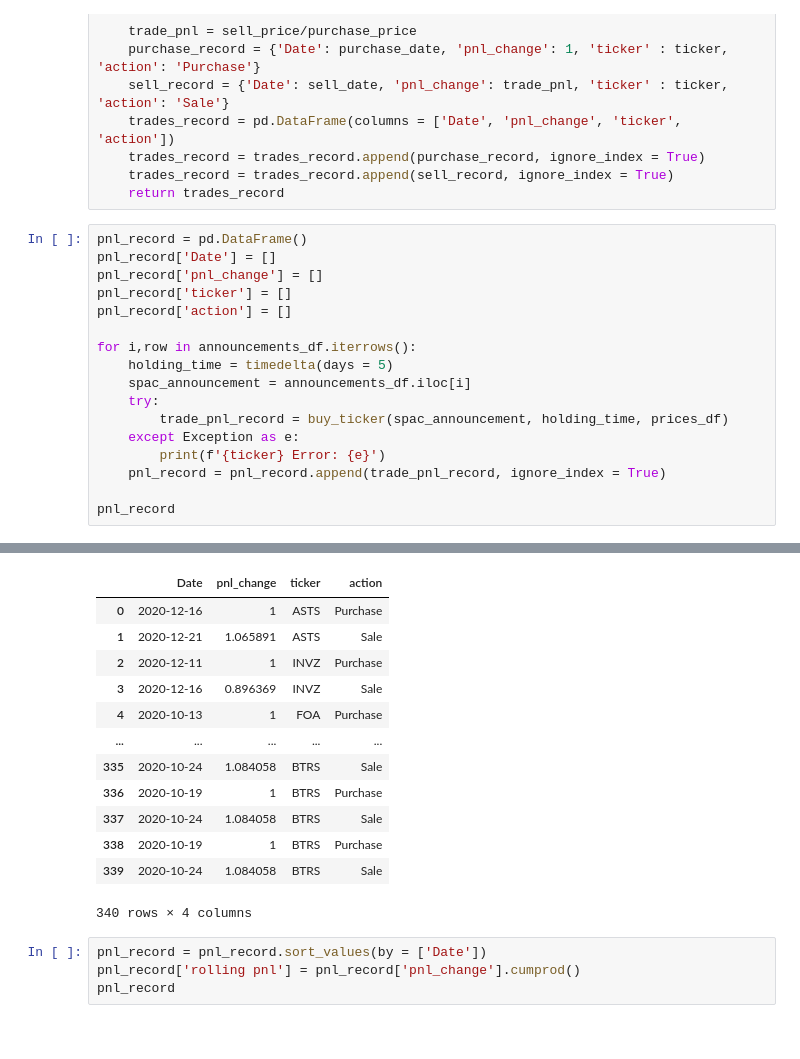
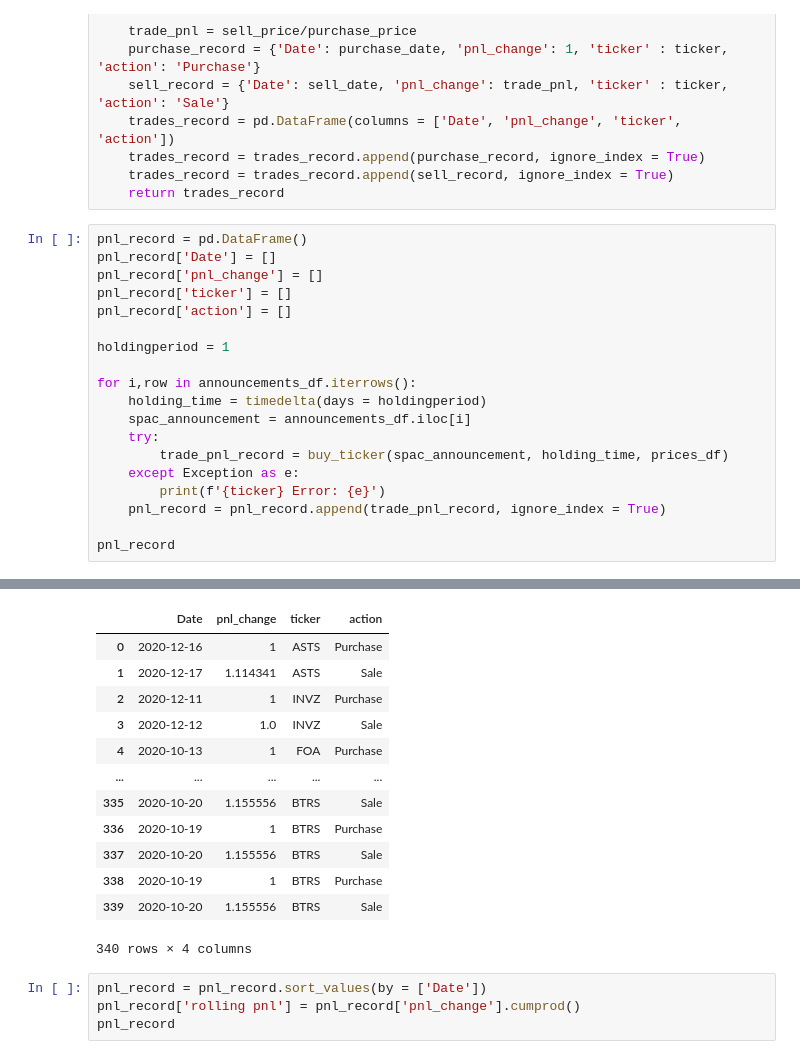
Before and after one commit to rahinroy/spac-ucf, a Jupyter notebook: MN Announcement Trading Backtester.ipynb, the cells around one changed output, grey strips where cells are left out. Cells and saved outputs as stored; diff of their text form.

```diff
--- a/MN Announcement Trading Backtester.ipynb
+++ b/MN Announcement Trading Backtester.ipynb
@@ -104,8 +105,10 @@ pnl_record['pnl_change'] = []
 pnl_record['ticker'] = []
 pnl_record['action'] = []
 
+holdingperiod = 1
+
 for i,row in announcements_df.iterrows():
-    holding_time = timedelta(days = 5)
+    holding_time = timedelta(days = holdingperiod)
     spac_announcement = announcements_df.iloc[i]
     try:
         trade_pnl_record = buy_ticker(spac_announcement, holding_time, prices_df)
@@ -131,19 +134,19 @@ ARVL 2020-11-23 00:00:00 17.0
 CDEV not in price data- skipping ticker
 INVZ Error: "['CDEV'] not in index"
 CCN not in price data- skipping ticker
 INVZ Error: "['CCN'] not in index"
 |  | Date | pnl_change | ticker | action |
 | 0 | 2020-12-16 | 1 | ASTS | Purchase |
-| 1 | 2020-12-21 | 1.065891 | ASTS | Sale |
+| 1 | 2020-12-17 | 1.114341 | ASTS | Sale |
 | 2 | 2020-12-11 | 1 | INVZ | Purchase |
-| 3 | 2020-12-16 | 0.896369 | INVZ | Sale |
+| 3 | 2020-12-12 | 1.0 | INVZ | Sale |
 | 4 | 2020-10-13 | 1 | FOA | Purchase |
 | ... | ... | ... | ... | ... |
-| 335 | 2020-10-24 | 1.084058 | BTRS | Sale |
+| 335 | 2020-10-20 | 1.155556 | BTRS | Sale |
 | 336 | 2020-10-19 | 1 | BTRS | Purchase |
-| 337 | 2020-10-24 | 1.084058 | BTRS | Sale |
+| 337 | 2020-10-20 | 1.155556 | BTRS | Sale |
 | 338 | 2020-10-19 | 1 | BTRS | Purchase |
-| 339 | 2020-10-24 | 1.084058 | BTRS | Sale |
+| 339 | 2020-10-20 | 1.155556 | BTRS | Sale |
 340 rows × 4 columns
 # %%
 pnl_record = pnl_record.sort_values(by = ['Date'])
```
Also changed, not shown: parts of 12 cells of this notebook.
